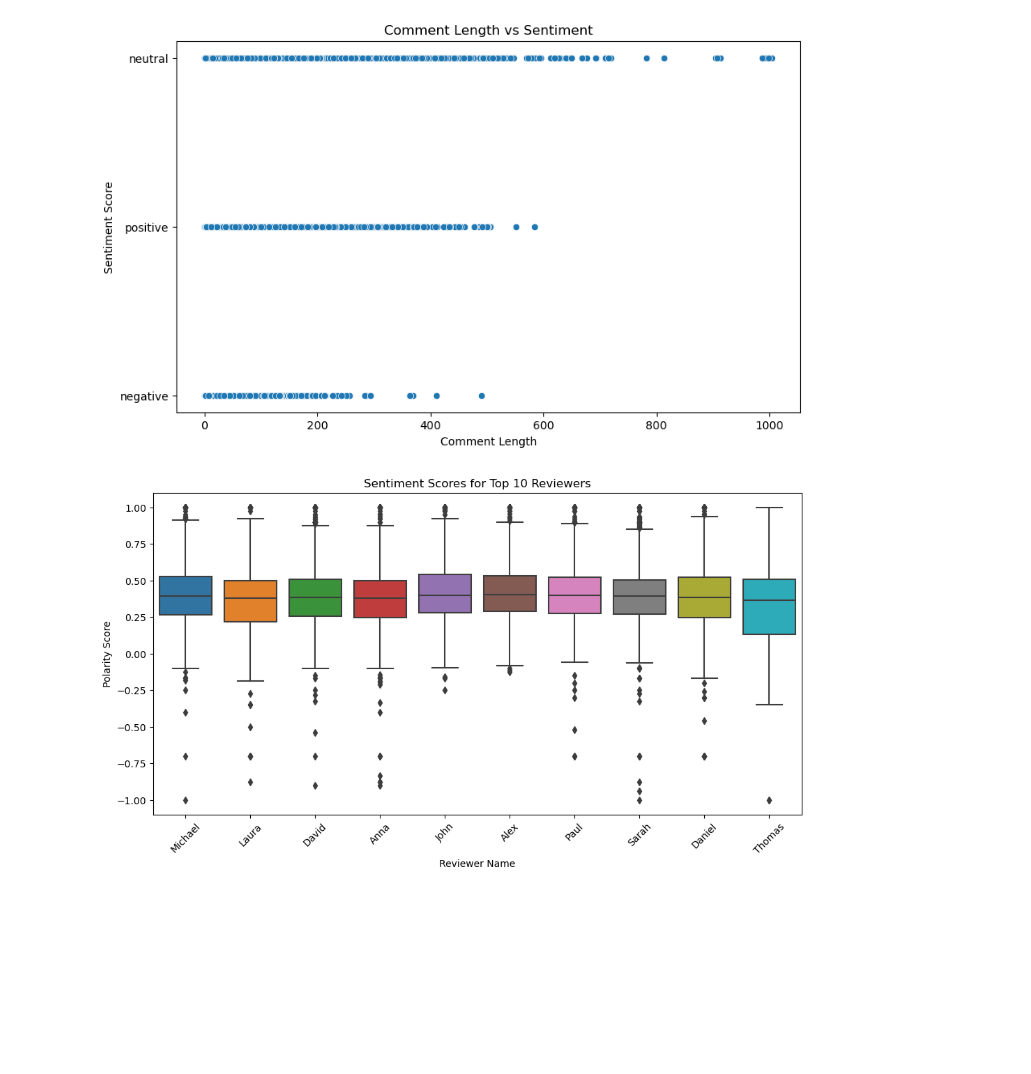
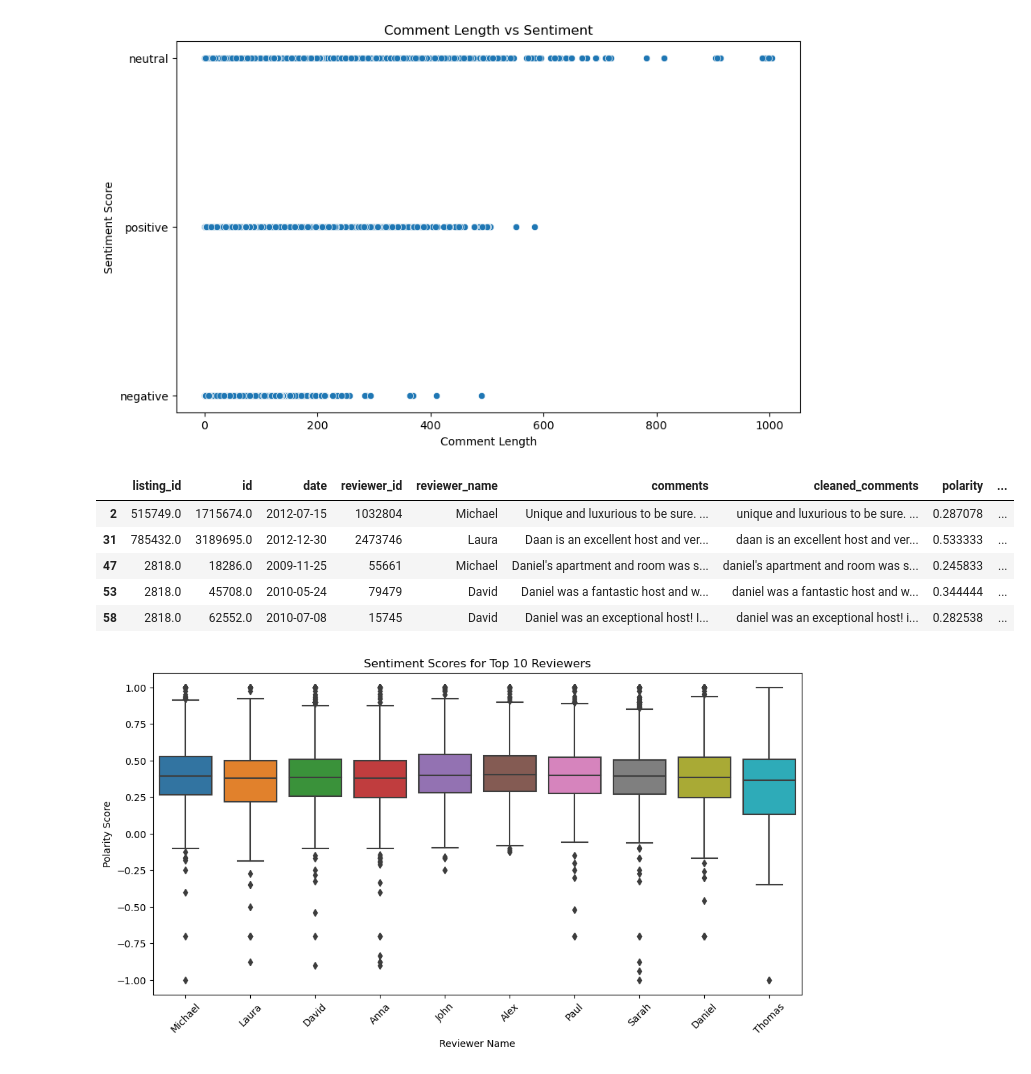
Before and after one commit to ApoorvaMahishwar/Airbnb_Review_Sentiment_Analysis, a Jupyter notebook: 02_machine_learning.ipynb, the cells around one changed output. Saved outputs shown, nothing was run; the diff lists cells and outputs as text; code cells hidden in the pictures; blank space fills up the shorter version.

```diff
--- a/02_machine_learning.ipynb
+++ b/02_machine_learning.ipynb
@@ -182,4 +182,17 @@ plt.ylabel('Sentiment Score')
 plt.show()
 # %% [output]
 [figure]
+# %%
+# Reviewer Frequency and Sentiment
+# Top 10 reviewers
+top_reviewers = df['reviewer_name'].value_counts().head(10).index
+top_reviewers_df = df[df['reviewer_name'].isin(top_reviewers)]
+top_reviewers_df.head()
+# %% [output]
+|  | listing_id | id | date | reviewer_id | reviewer_name | comments | cleaned_comments | polarity | ... |
+| 2 | 515749.0 | 1715674.0 | 2012-07-15 | 1032804 | Michael | Unique and luxurious to be sure. ... | unique and luxurious to be sure. ... | 0.287078 | ... |
+| 31 | 785432.0 | 3189695.0 | 2012-12-30 | 2473746 | Laura | Daan is an excellent host and ver... | daan is an excellent host and ver... | 0.533333 | ... |
+| 47 | 2818.0 | 18286.0 | 2009-11-25 | 55661 | Michael | Daniel's apartment and room was s... | daniel's apartment and room was s... | 0.245833 | ... |
+| 53 | 2818.0 | 45708.0 | 2010-05-24 | 79479 | David | Daniel was a fantastic host and w... | daniel was a fantastic host and w... | 0.344444 | ... |
+| 58 | 2818.0 | 62552.0 | 2010-07-08 | 15745 | David | Daniel was an exceptional host! I... | daniel was an exceptional host! i... | 0.282538 | ... |
 # %%
```
Also changed, not shown: parts of 37 cells of this notebook.
